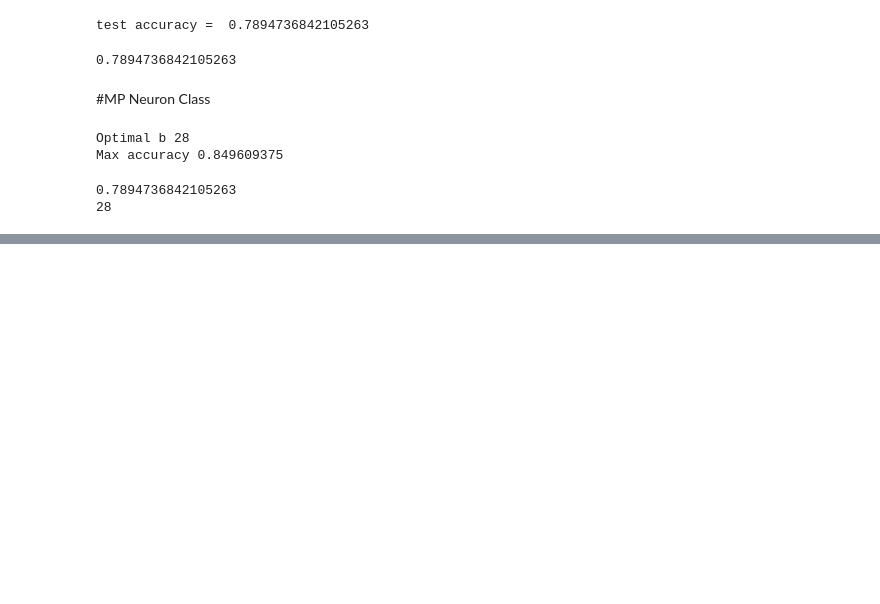
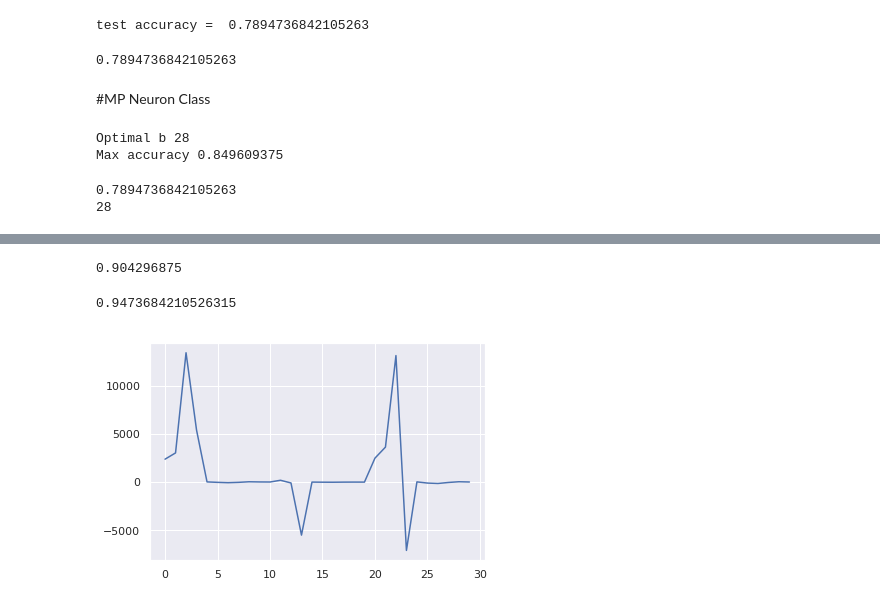
Before and after one commit to championballer/one-fourth-labs-deep-learning, a Jupyter notebook: Lecture 7 - MCP and Perceptron Code/0922_MPNeuronAndPerceptron.ipynb, the cells around one changed output, grey strips where cells are left out. Saved outputs shown, nothing was run; the diff lists cells and outputs as text; code cells hidden in the pictures; blank space fills up the shorter version.

```diff
--- a/Lecture 7 - MCP and Perceptron Code/0922_MPNeuron.ipynb
+++ b/Lecture 7 - MCP and Perceptron Code/0922_MPNeuronAndPerceptron.ipynb
@@ -302,0 +368,13 @@ print(mp_neuron.b)
+# %%
+accuracy_score(perceptron.predict(x_train),y_train)
+# %% [output]
+0.904296875
+# %%
+accuracy_score(perceptron.predict(x_test),y_test)
+# %% [output]
+0.9473684210526315
+# %%
+plt.plot(perceptron.w)
+plt.show()
+# %% [output]
+[figure, added]
```
Also changed, not shown: parts of 5 cells of this notebook.
